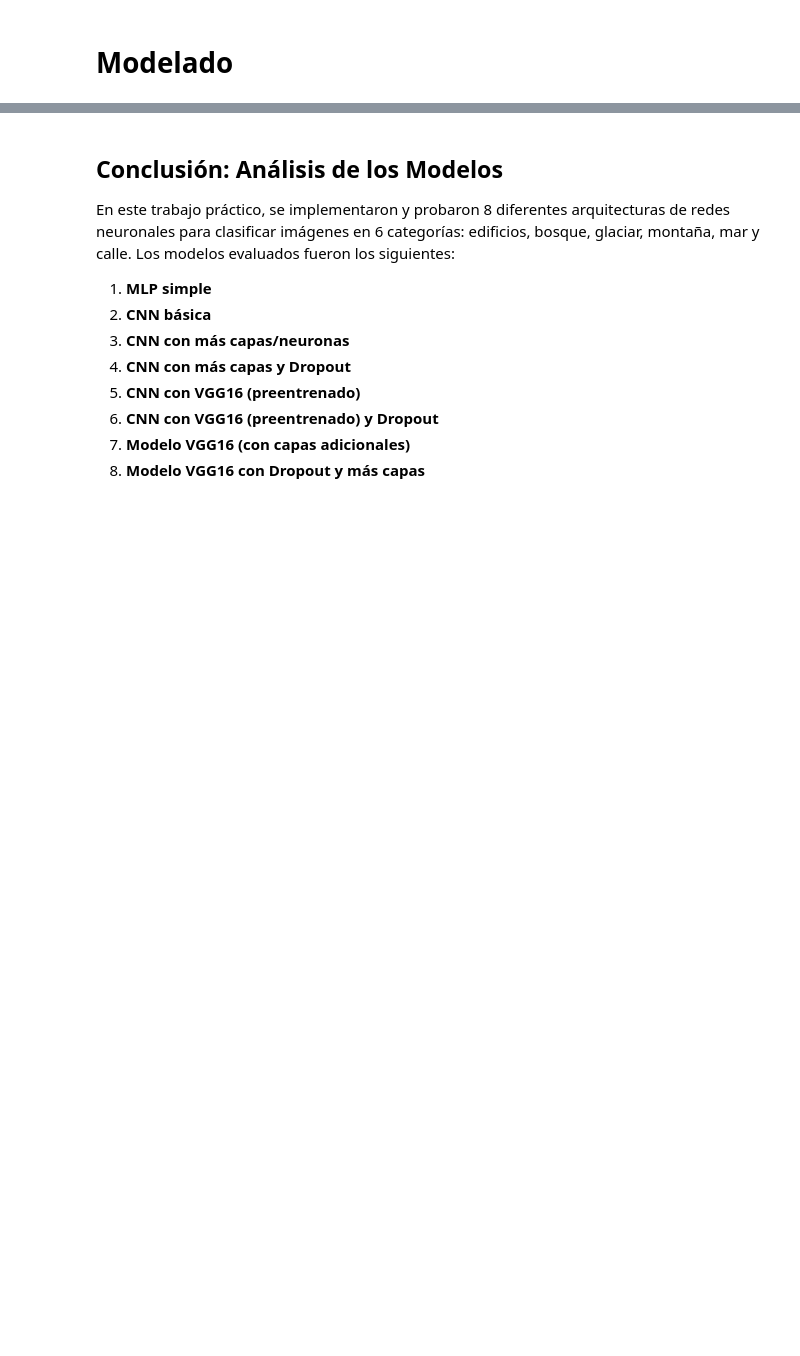
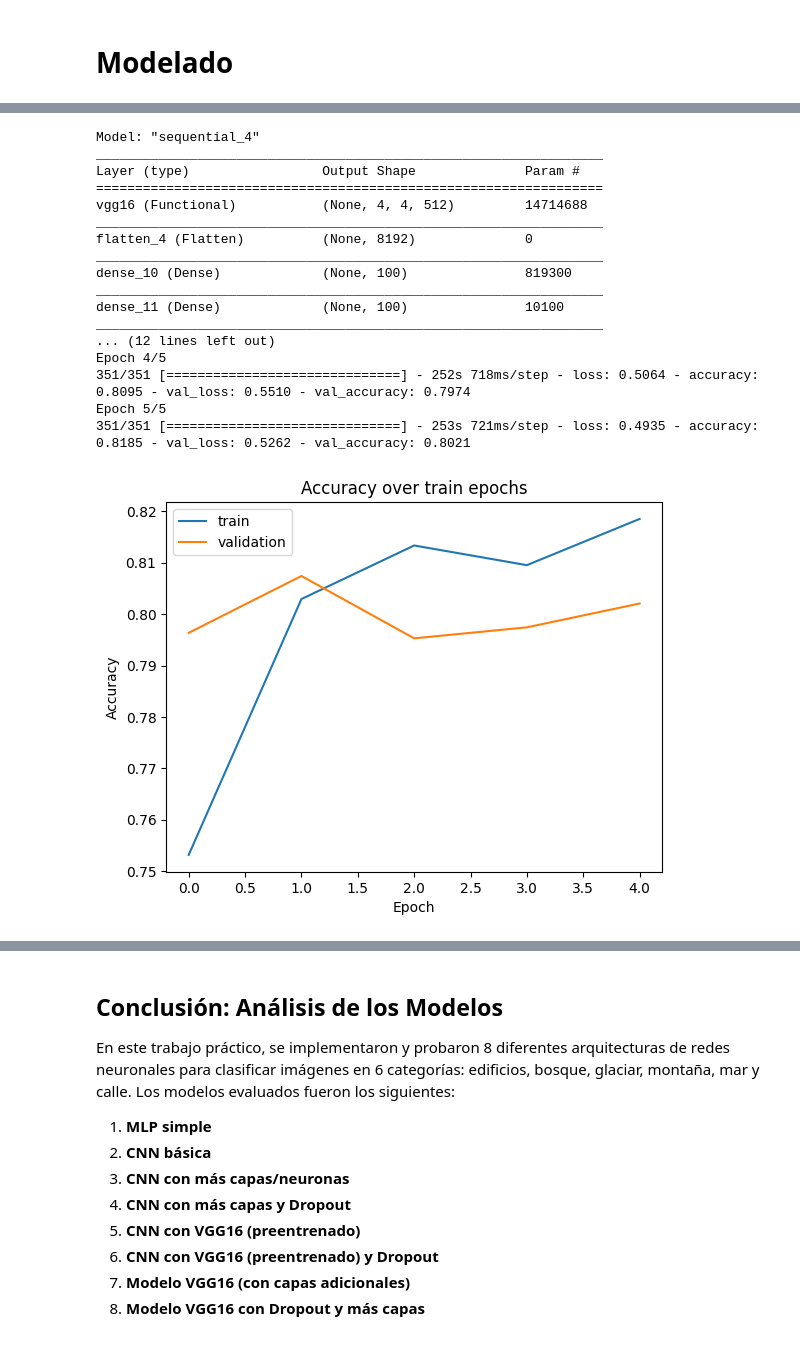
Before and after one commit to DavidGiovannini/Machine_Learning_TP2, a Jupyter notebook: tp2_places.ipynb, the cells around one changed output, grey strips where cells are left out. Drawn from its saved outputs; the diff is of its cells as text; code cells hidden in the pictures; blank space fills up the shorter version.

```diff
--- a/tp2_places.ipynb
+++ b/tp2_places.ipynb
@@ -407,7 +484,7 @@ plt.show()
 pretrained_model = VGG16(input_shape=input_shape, include_top=False)
 pretrained_model.trainable = False
 
-model_convolucional_vgg16_tanh: = Sequential([
+model_convolucional_vgg16_tanh = Sequential([
 
     pretrained_model,
     Flatten(),
@@ -417,33 +494,52 @@ model_convolucional_vgg16_tanh: = Sequential([
 ])
 
 model_convolucional_vgg16_tanh.compile(
     optimizer='adam',
     loss='categorical_crossentropy',
     metrics=['accuracy',],
 )
 model_convolucional_vgg16_tanh.summary()
 
 model_weights_at_epochs = {}
 
 class OurCustomCallback(Callback):
     def on_epoch_end(self, epoch, logs=None):
         model_weights_at_epochs[epoch] = self.model.get_weights()
 
 history = model_convolucional_vgg16_tanh.fit(
     train,
     epochs=5,
     batch_size=128,
     validation_data=validation,
     callbacks=[OurCustomCallback()]
 )
 
 plt.plot(history.history['accuracy'], label='train')
 plt.plot(history.history['val_accuracy'], label='validation')
 plt.title('Accuracy over train epochs')
 plt.ylabel('Accuracy')
 plt.xlabel('Epoch')
 plt.legend(loc='upper left')
 plt.show()
+# %% [output]
+Model: "sequential_4"
+_________________________________________________________________
+Layer (type)                 Output Shape              Param #
+=================================================================
+vgg16 (Functional)           (None, 4, 4, 512)         14714688
+_________________________________________________________________
+flatten_4 (Flatten)          (None, 8192)              0
+_________________________________________________________________
+dense_10 (Dense)             (None, 100)               819300
+_________________________________________________________________
+dense_11 (Dense)             (None, 100)               10100
+_________________________________________________________________
+... (12 lines left out)
+Epoch 4/5
+351/351 [==============================] - 252s 718ms/step - loss: 0.5064 - accuracy: 0.8095 - val_loss: 0.5510 - val_accuracy: 0.7974
+Epoch 5/5
+351/351 [==============================] - 253s 721ms/step - loss: 0.4935 - accuracy: 0.8185 - val_loss: 0.5262 - val_accuracy: 0.8021
+[figure, added]
 # %%
 # Convolucional usando convoluciones ya entrenadas de VGG16 con funcion de activacion "relu"
 pretrained_model = VGG16(input_shape=input_shape, include_top=False)
```
Also changed, not shown: parts of 14 cells of this notebook, 1 other file.
